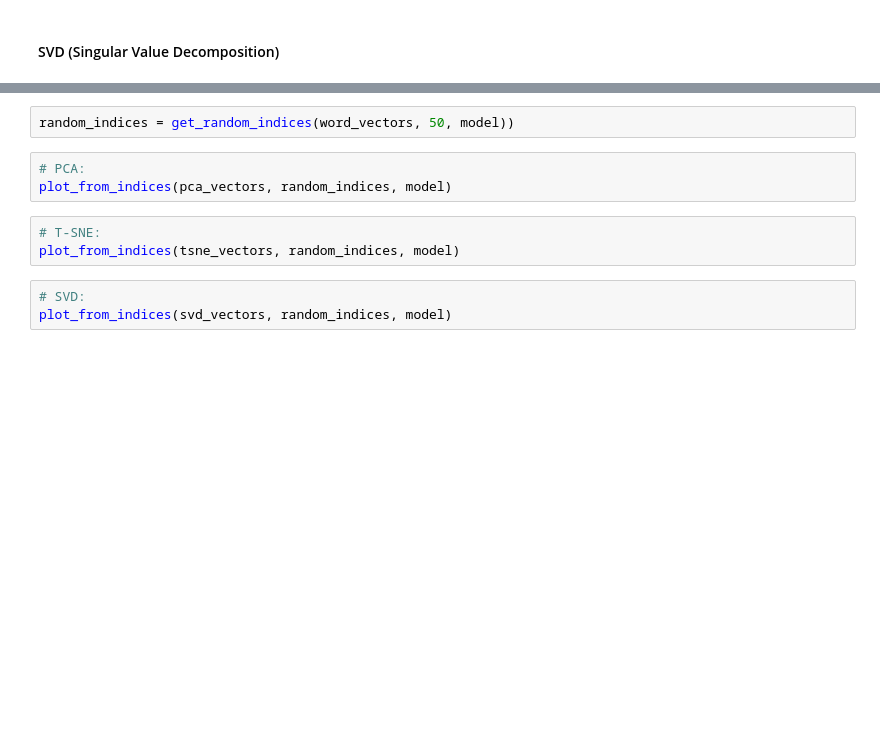
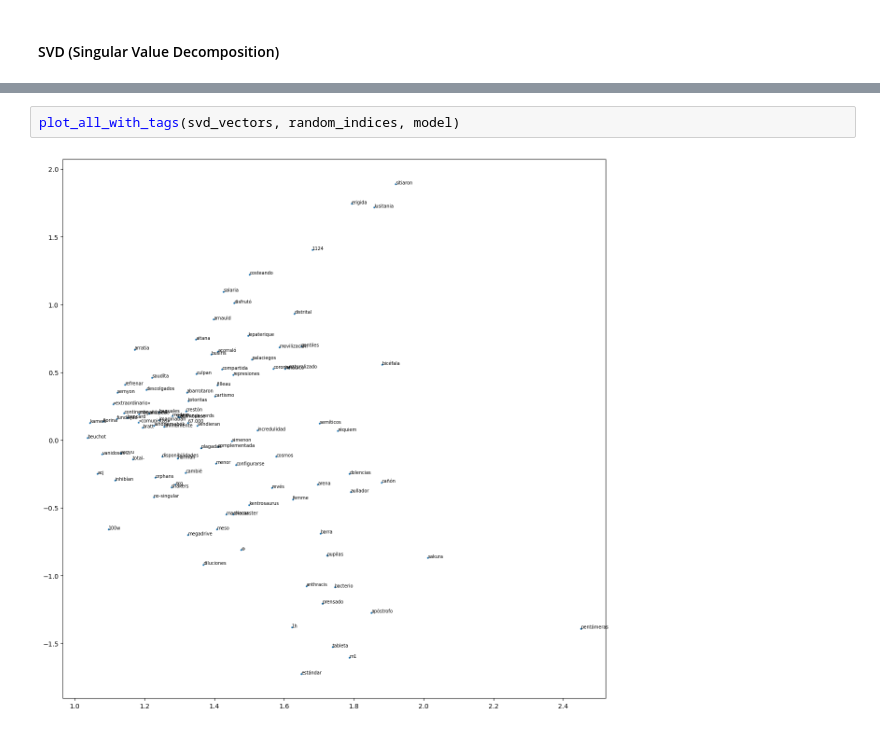
Before and after one commit to umoqnier/cl-2024-1-lab, a Jupyter notebook: AdrianaMichelAvilaGarcia/practica6/Practica6.ipynb, the cells around one changed output, grey strips where cells are left out. Saved outputs shown, nothing was run; the diff lists cells and outputs as text; blank space fills up the shorter version.

```diff
--- a/AdrianaMichelAvilaGarcia/practica6/Practica6.ipynb
+++ b/AdrianaMichelAvilaGarcia/practica6/Practica6.ipynb
@@ -114,11 +153,4 @@ print("Done!")
-# %%
-random_indices = get_random_indices(word_vectors, 50, model))
-# %%
-# PCA:
-plot_from_indices(pca_vectors, random_indices, model)
-# %%
-# T-SNE:
-plot_from_indices(tsne_vectors, random_indices, model)
-# %%
-# SVD:
-plot_from_indices(svd_vectors, random_indices, model)
+# %%
+plot_all_with_tags(svd_vectors, random_indices, model)
+# %% [output]
+[figure, added]
```
Also changed, not shown: parts of 12 cells of this notebook.
